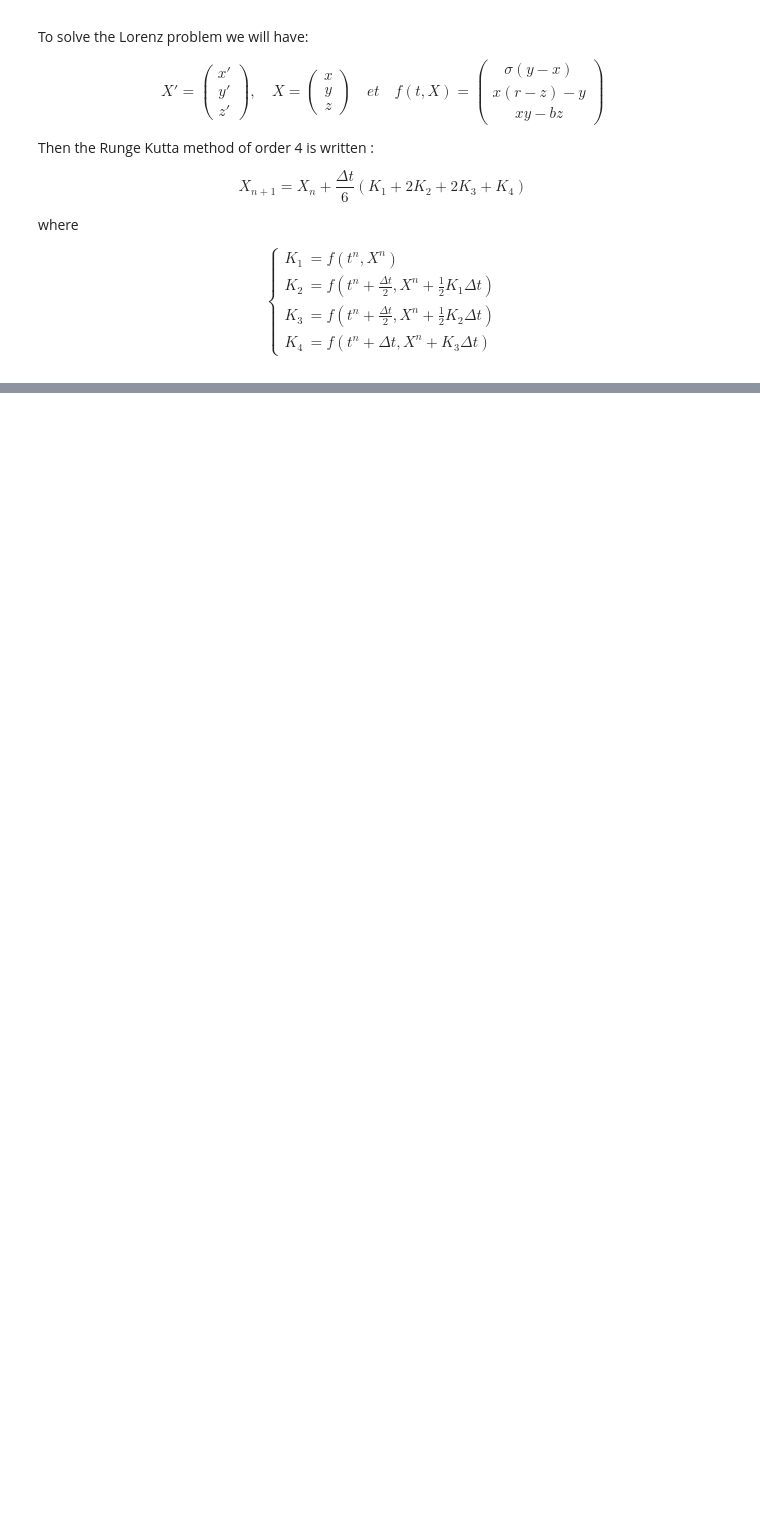
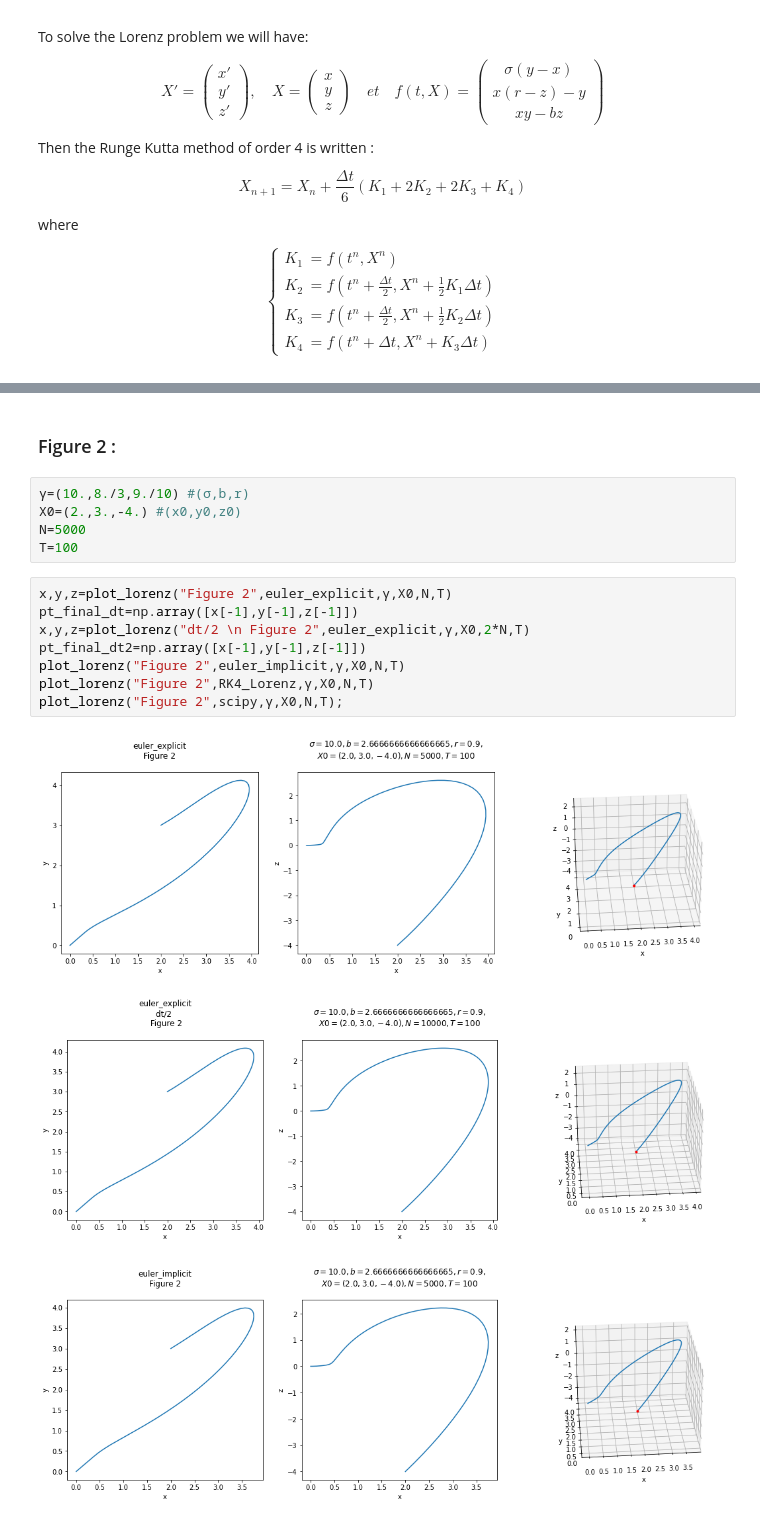
Before and after one commit to master-csmi/2022-m1-lorenz, a Jupyter notebook: resolution_lorenz.ipynb, the cells around one changed output, grey strips where cells are left out. Drawn from its saved outputs; the diff is of its cells as text; blank space fills up the shorter version.

```diff
--- a/resolution_lorenz.ipynb
+++ b/resolution_lorenz.ipynb
@@ -365,0 +338,19 @@ plot_lorenz(fig,2,RK4_Lorenz,γ,X0_2,N,T)
+# %% [markdown]
+### Figure 2 :
+# %%
+γ=(10.,8./3,9./10) #(σ,b,r)
+X0=(2.,3.,-4.) #(x0,y0,z0)
+N=5000
+T=100
+# %%
+x,y,z=plot_lorenz("Figure 2",euler_explicit,γ,X0,N,T)
+pt_final_dt=np.array([x[-1],y[-1],z[-1]])
+x,y,z=plot_lorenz("dt/2 \n Figure 2",euler_explicit,γ,X0,2*N,T)
+pt_final_dt2=np.array([x[-1],y[-1],z[-1]])
+plot_lorenz("Figure 2",euler_implicit,γ,X0,N,T)
+plot_lorenz("Figure 2",RK4_Lorenz,γ,X0,N,T)
+plot_lorenz("Figure 2",scipy,γ,X0,N,T);
+# %% [output]
+[figure, added]
+[figure, added]
+[figure, added]
```
Also changed, not shown: parts of 46 cells of this notebook.
